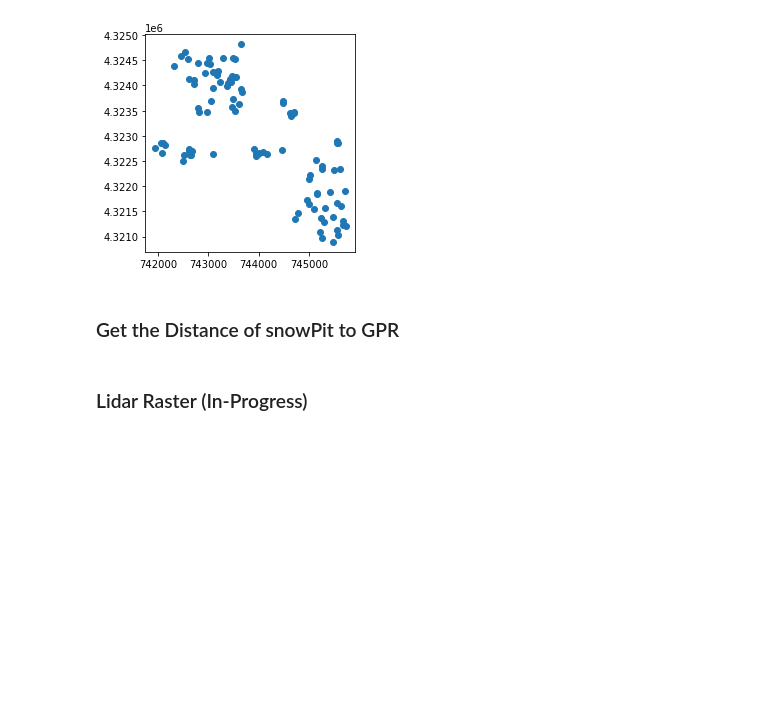
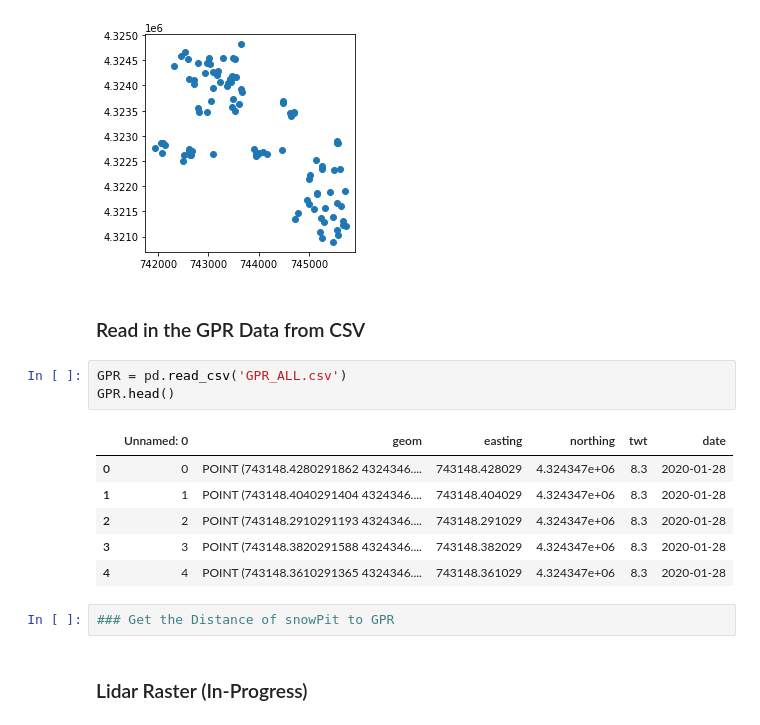
Before and after one commit to snowex-hackweek/coldfusion, a Jupyter notebook: contributors/tvdw/Combined.ipynb, the cells around one changed output. Drawn from its saved outputs; the diff is of its cells as text; blank space fills up the shorter version.

```diff
--- a/contributors/tvdw/Combined.ipynb
+++ b/contributors/tvdw/Combined.ipynb
@@ -198,7 +243,19 @@ session.close()
 # %% [output]
 [figure]
 # %% [markdown]
-### Get the Distance of snowPit to GPR
+### Read in the GPR Data from CSV
+# %%
+GPR = pd.read_csv('GPR_ALL.csv')
+GPR.head()
+# %% [output]
+|  | Unnamed: 0 | geom | easting | northing | twt | date |
+| 0 | 0 | POINT (743148.4280291862 4324346.... | 743148.428029 | 4.324347e+06 | 8.3 | 2020-01-28 |
+| 1 | 1 | POINT (743148.4040291404 4324346.... | 743148.404029 | 4.324347e+06 | 8.3 | 2020-01-28 |
+| 2 | 2 | POINT (743148.2910291193 4324346.... | 743148.291029 | 4.324347e+06 | 8.3 | 2020-01-28 |
+| 3 | 3 | POINT (743148.3820291588 4324346.... | 743148.382029 | 4.324347e+06 | 8.3 | 2020-01-28 |
+| 4 | 4 | POINT (743148.3610291365 4324346.... | 743148.361029 | 4.324347e+06 | 8.3 | 2020-01-28 |
+# %%
+### Get the Distance of snowPit to GPR
 # %% [markdown]
 ### Lidar Raster (In-Progress)
 # %%
```
Also changed, not shown: parts of 6 cells of this notebook.
